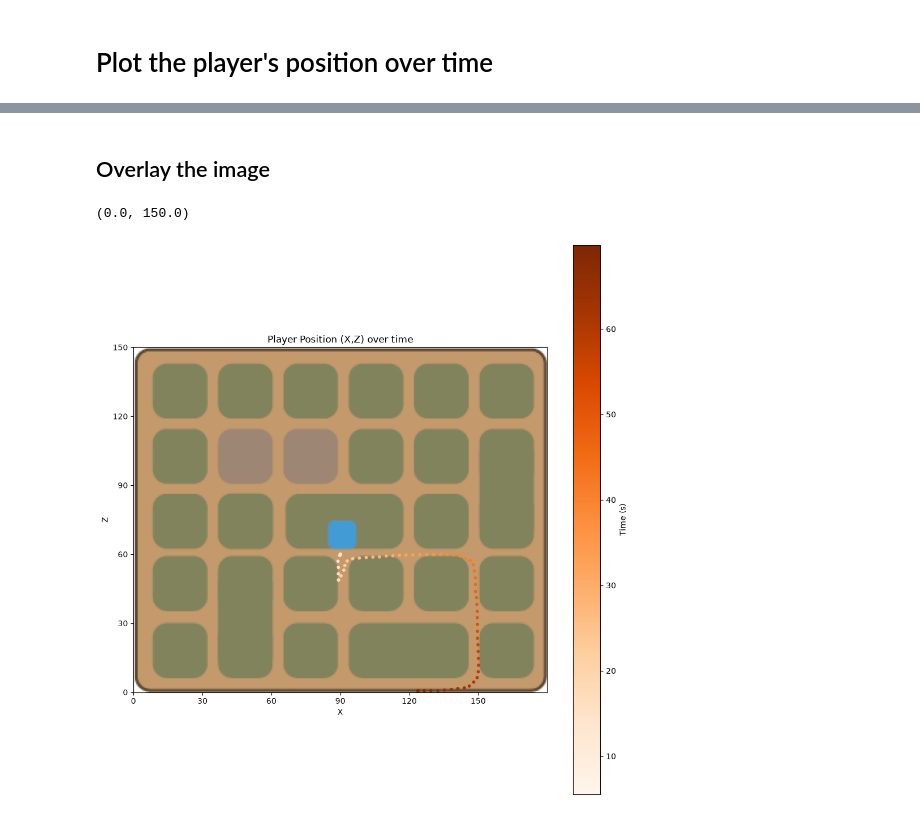
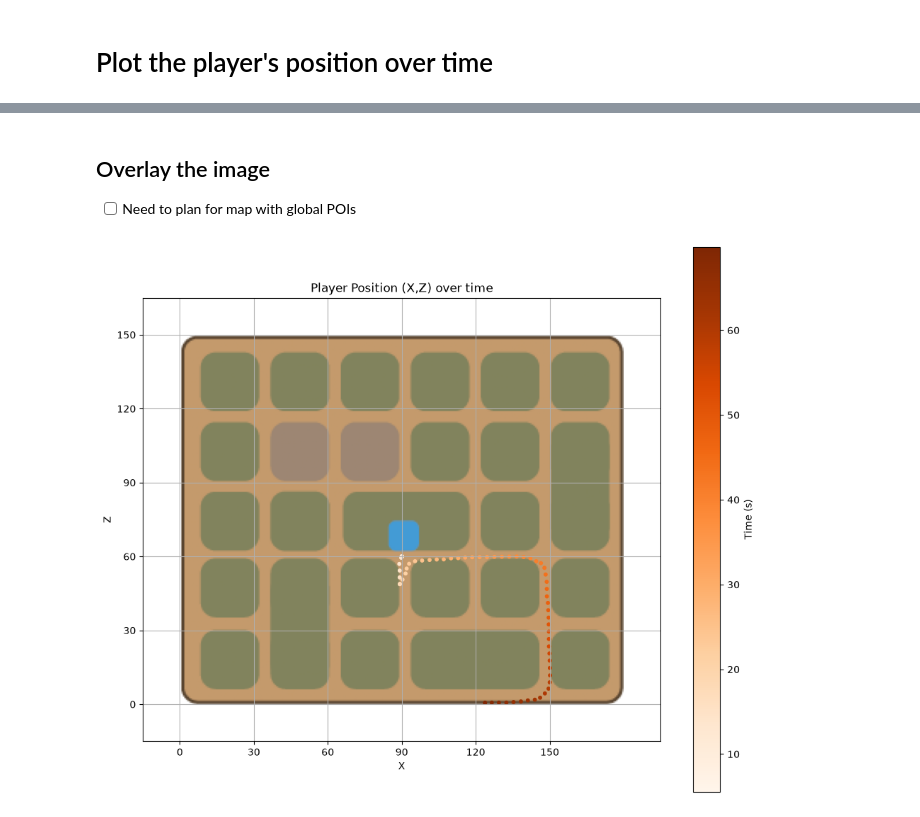
Before and after one commit to mamabox/lumeria-dataViz-proto, a Jupyter notebook: jupyter/architecture.ipynb, the cells around one changed output, grey strips where cells are left out. Drawn from its saved outputs; the diff is of its cells as text; code cells hidden in the pictures.

```diff
--- a/jupyter/architecture.ipynb
+++ b/jupyter/architecture.ipynb
@@ -224,9 +218,9 @@ BLOCK_SIZE: int = 30
 # The extent is computed — maps pixel corners to world coordinates
 map_extent = [
     -BLOCK_SIZE / 2,
-    (GRID_COLS - 1) * BLOCK_SIZE + BLOCK_SIZE / 2,
+    (GRID_COLS - 0) * BLOCK_SIZE + BLOCK_SIZE / 2,
     -BLOCK_SIZE / 2,
-    (GRID_ROWS - 1) * BLOCK_SIZE + BLOCK_SIZE / 2,
+    (GRID_ROWS - 0) * BLOCK_SIZE + BLOCK_SIZE / 2,
 ]
 
 x_list =  [x for (x,y,z) in df["position"]]
@@ -259,5 +253,6 @@ plt.ylim(map_extent[2], map_extent[3])
 # %% [markdown]
 ## Overlay the image
+- [ ] Need to plan for map with global POIs
 # %%
 import matplotlib.image as mpimg
 import numpy as np
@@ -274,35 +269,36 @@ map_coord = [
     -BLOCK_SIZE / 2,
     (GRID_COLS - 1) * BLOCK_SIZE + BLOCK_SIZE / 2,
     -BLOCK_SIZE / 2,
     (GRID_ROWS - 1) * BLOCK_SIZE + BLOCK_SIZE / 2,
 ]
 
 map_coord[0] += map_x_offset  # left
 map_coord[1] += map_x_offset  # right
 map_coord[2] += map_z_offset  # bottom
 map_coord[3] += map_z_offset  # top
 
 
-fig, ax2 = plt.subplots(nrows=1, ncols=1, figsize=(10,10))
+fig, ax2 = plt.subplots(nrows=1, ncols=1, figsize=(10, 8))
 
 scatter = ax2.scatter(x_list,z_list, c=t_list, cmap="Oranges", s=10) #  edgecolors="orange", linewidths=0.5
 
 ax2.imshow(map, extent=map_coord, origin="upper", aspect="equal")
 ax2.set_title("Player Position (X,Z) over time")
 ax2.set_xlabel("X")
 ax2.set_ylabel("Z")
 ax2.set_aspect("equal")
 
 ticks = np.arange(0,map_coord[1],30)
 ax2.set_xticks(ticks)
 ax2.set_yticks(ticks)
 
 plt.colorbar(scatter, ax=ax2, label="Time (s)")
 plt.tight_layout()
 
 
-plt.xlim(map_coord[0],map_coord[1])
-plt.ylim(map_coord[2], map_coord[3])
+plt.xlim(map_extent[0],map_extent[1])
+plt.ylim(map_extent[2], map_extent[3])
+
+plt.grid()
 # %% [output]
-(0.0, 150.0)
-[figure, old version]
+[figure, new version]
```
Also changed, not shown: parts of 9 cells of this notebook, 2 other files.
